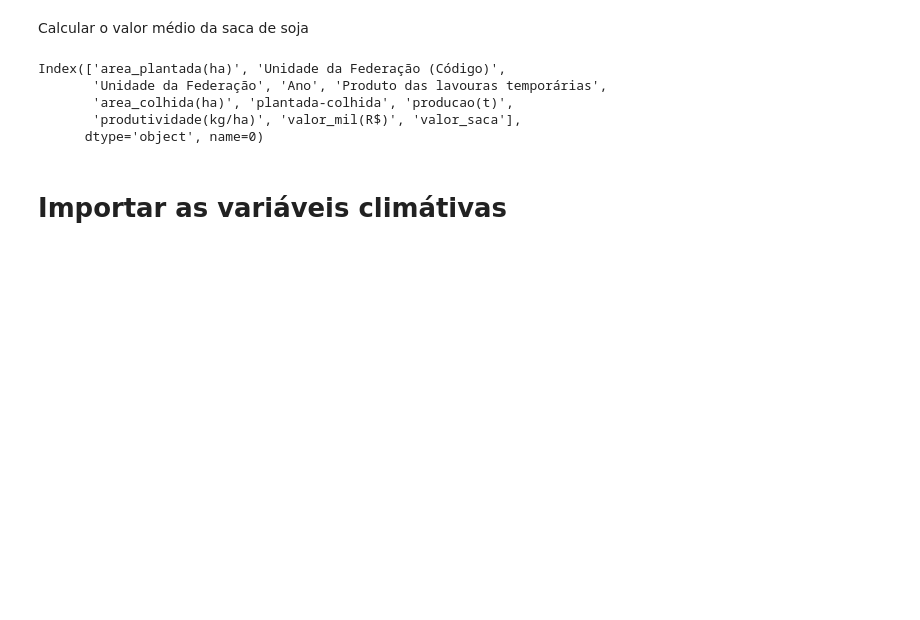
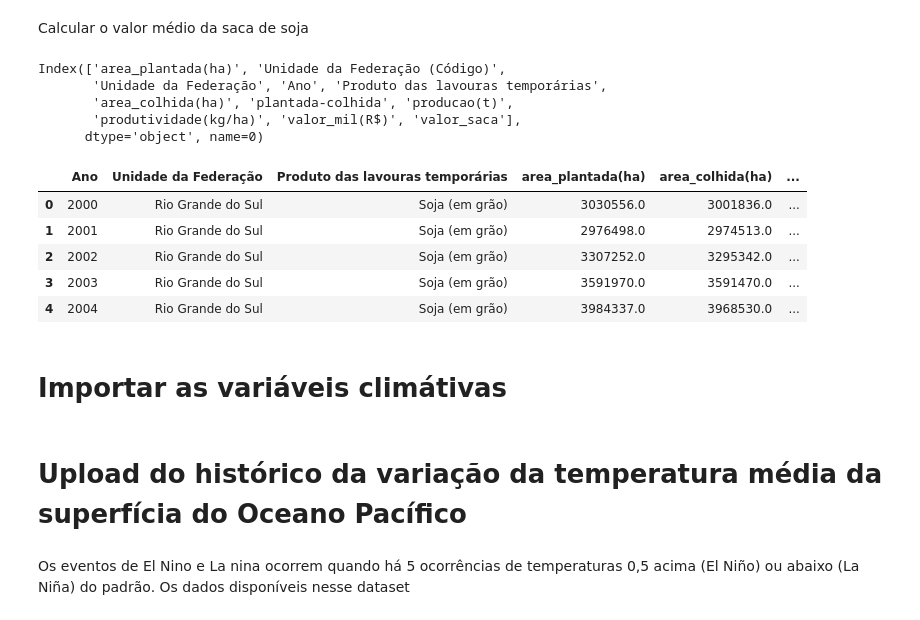
Before and after one commit to bernardo-viscardi/Enso, a Jupyter notebook: IBGE_PAM.ipynb, the cells around one changed output. Saved outputs shown, nothing was run; the diff lists cells and outputs as text; code cells hidden in the pictures; blank space fills up the shorter version.

```diff
--- a/IBGE_PAM.ipynb
+++ b/IBGE_PAM.ipynb
@@ -92,5 +92,18 @@ mer = mer[[ 'Ano', 'Unidade da Federação', 'Produto das lavouras temporárias'
        'area_colhida(ha)', 'plantada-colhida', 'producao(t)', 'produtividade(kg/ha)', 'valor_mil(R$)', 'valor_saca']]
 # %%
 mer.to_parquet("soja_IBGE_RS.parquet", index = False)
+# %%
+mer.head()
+# %% [output]
+|  | Ano | Unidade da Federação | Produto das lavouras temporárias | area_plantada(ha) | area_colhida(ha) | ... |
+| 0 | 2000 | Rio Grande do Sul | Soja (em grão) | 3030556.0 | 3001836.0 | ... |
+| 1 | 2001 | Rio Grande do Sul | Soja (em grão) | 2976498.0 | 2974513.0 | ... |
+| 2 | 2002 | Rio Grande do Sul | Soja (em grão) | 3307252.0 | 3295342.0 | ... |
+| 3 | 2003 | Rio Grande do Sul | Soja (em grão) | 3591970.0 | 3591470.0 | ... |
+| 4 | 2004 | Rio Grande do Sul | Soja (em grão) | 3984337.0 | 3968530.0 | ... |
 # %% [markdown]
 # Importar as variáveis climátivas
+# %% [markdown]
+# Upload do histórico da variação da temperatura média da superfícia do Oceano Pacífico
+# %% [markdown]
+Os eventos de El Nino e La nina ocorrem quando há 5 ocorrências de temperaturas 0,5 acima (El Niño) ou abaixo (La Niña) do padrão. Os dados disponíveis nesse dataset
```
Also changed, not shown: parts of 7 cells of this notebook, 2 other files.
